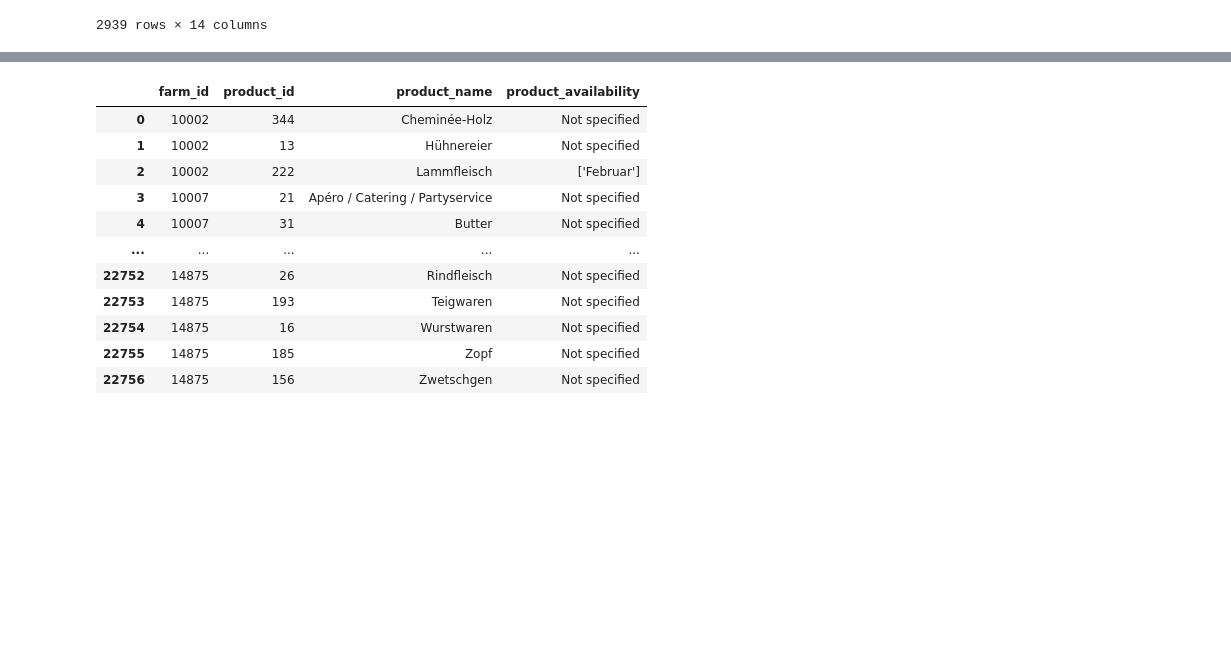
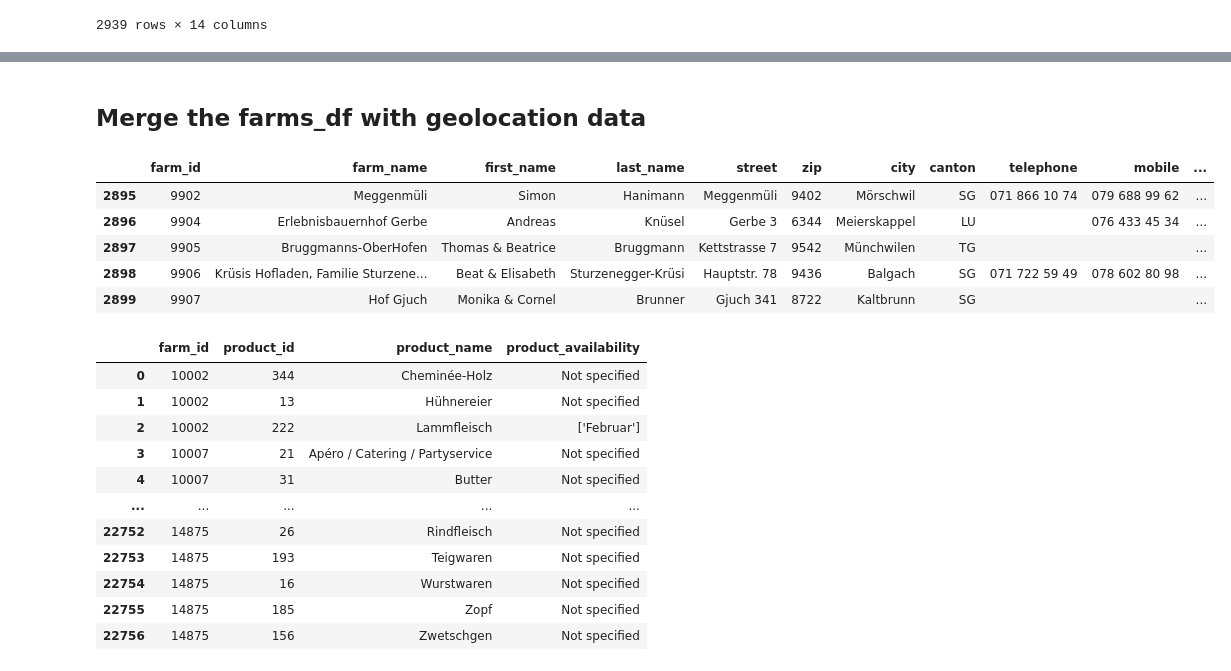
Before and after one commit to subrockmann/farm-screener, a Jupyter notebook: data collection.ipynb, the cells around one changed output, grey strips where cells are left out. Cells and saved outputs as stored; diff of their text form; code cells hidden in the pictures; blank space fills up the shorter version.

Commit message:
feat: add geo localization data

```diff
--- a/data collection.ipynb
+++ b/data collection.ipynb
@@ -403,0 +300,29 @@ new_farms_df
+# %%
+# new_farms_df["latitude"] = None
+# new_farms_df["longitude"] = None
+
+# making an instance of Nominatim class
+geolocator = Nominatim(user_agent="my_request")
+
+
+location_data = list()
+start = 0
+n_items = 50
+
+while start + n_items < len(new_farms_df):
+    # loop through the rows using iterrows()
+    for index, row in new_farms_df.iloc[start:start+n_items].iterrows():
+
+        location = f"{row['street']}, {row['zip']} {row['city']}"
+        print(location)
+
+        try:
+            # applying geocode method to get the location
+            geolocation = geolocator.geocode(location)
+            location_data.append((index, geolocation.latitude, geolocation.longitude))
+            print(f"Index {index} Lat: {geolocation.latitude} / Lon: {geolocation.longitude}" )
+        except:
+            location_data.append((index, None, None))
+            print(f"Could not retrieve geolocation for {location}")
+    start = start+n_items
+    print("Starting next iteration")
@@ -403,0 +347,5 @@ new_farms_df
+# %%
+columns = ["loop_index", "lat", "lon"]
+
+location_df = pd.DataFrame(location_data, columns=columns)
+location_df.tail()
@@ -403,0 +359,14 @@ new_farms_df
+# %% [markdown]
+## Merge the farms_df with geolocation data
+# %%
+# Join the DataFrames on their indices
+merged_df = new_farms_df.join(location_df, how="inner")
+len(merged_df)
+merged_df.tail()
+# %% [output]
+|  | farm_id | farm_name | first_name | last_name | street | zip | city | canton | telephone | mobile | ... |
+| 2895 | 9902 | Meggenmüli | Simon | Hanimann | Meggenmüli | 9402 | Mörschwil | SG | 071 866 10 74 | 079 688 99 62 | ... |
+| 2896 | 9904 | Erlebnisbauernhof Gerbe | Andreas | Knüsel | Gerbe 3 | 6344 | Meierskappel | LU |  | 076 433 45 34 | ... |
+| 2897 | 9905 | Bruggmanns-OberHofen | Thomas & Beatrice | Bruggmann | Kettstrasse 7 | 9542 | Münchwilen | TG |  |  | ... |
+| 2898 | 9906 | Krüsis Hofladen, Familie Sturzene... | Beat & Elisabeth | Sturzenegger-Krüsi | Hauptstr. 78 | 9436 | Balgach | SG | 071 722 59 49 | 078 602 80 98 | ... |
+| 2899 | 9907 | Hof Gjuch | Monika & Cornel | Brunner | Gjuch 341 | 8722 | Kaltbrunn | SG |  |  | ... |
```
Also changed, not shown: parts of 23 cells of this notebook.
